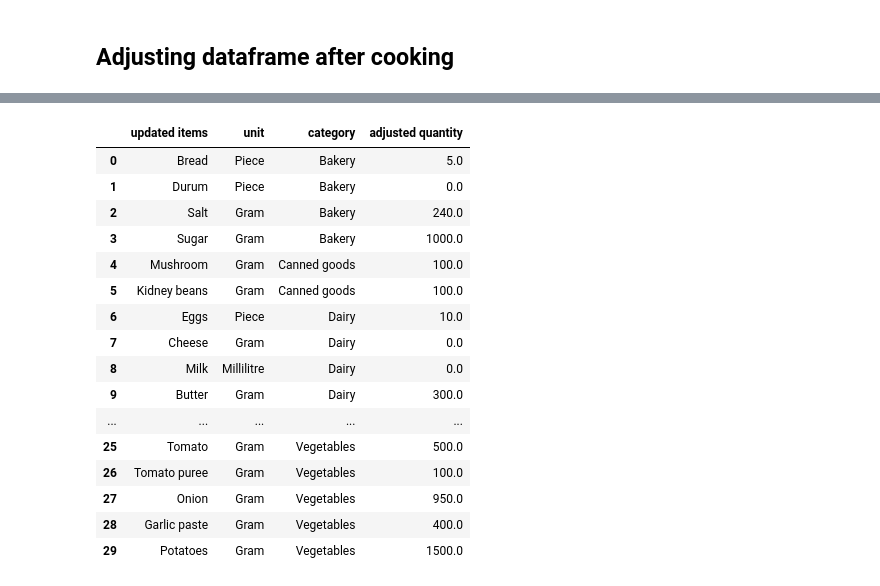
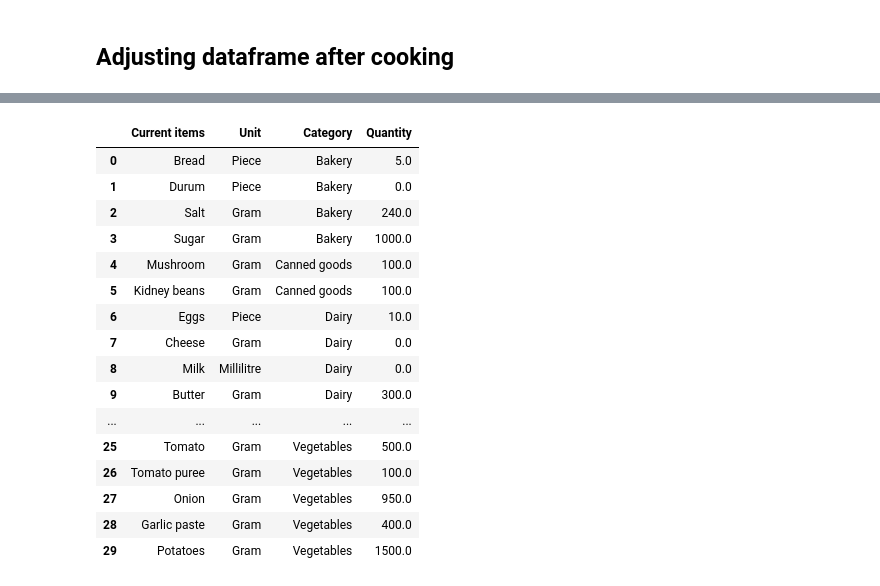
Before and after one commit to jistiak/aika, a Jupyter notebook: Shariar/Whats_in_my_kitchen.ipynb, the cells around one changed output, grey strips where cells are left out. Cells and saved outputs as stored; diff of their text form; code cells hidden in the pictures.

```diff
--- a/Shariar/Whats_in_my_kitchen.ipynb
+++ b/Shariar/Whats_in_my_kitchen.ipynb
@@ -121,3 +121,11 @@ def plot(dataFrame):
     fig3.show()
 
 plot(catagorized_list_lowered_unit_converted_sorted_to_sentence)
+# %%
+def execute_all_functions(categories, dataFrame):
+   a = categorize(categories, dataFrame)
+   b = lower_case(a)
+   c = unit_conversion(b)
+   d = sort_catagory(c)
+   e = to_sentence_case(d)
+   return e
@@ -136,5 +164,4 @@ def all_exe(categories, dataFrame):
    e = to_sentence_case(d)
    return e
 
-df3 = all_exe(categories, df2)
-df3
+df3 = execute_all_functions(categories, df2)
@@ -180,28 +168,28 @@ merged_df
 # %%
-merged_df = pd.merge(df1, df3, on='current items', how ='outer', suffixes=('_1', '_2'))
+merge_df = pd.merge(df1, df3, on='current items', how ='outer', suffixes=('_1', '_2'))
 
 # define custom function to adjust quantity
 def adjust_quantity(row):
     # get quantities from merged dataframe
     q1 = row['quantity_1']
     q2 = row['quantity_2']
 
     # adjust quantity based on values in both dataframes
     if pd.isna(q2):
         return q1  # use quantity from df1 if not present in df2
     else:
         return q1 - q2  # subtract quantity of df2 from quantity in df1
 
 # apply custom function to calculate adjusted quantity
-merged_df['adjusted quantity'] = merged_df.apply(adjust_quantity, axis=1)
+merge_df['Quantity'] = merge_df.apply(adjust_quantity, axis=1)
 
 # remove unnecessary columns and rename columns
-merged_df.drop(['quantity_1', 'quantity_2', 'unit_2', 'category_2'], axis=1, inplace=True)
-merged_df.rename(columns={'current items': 'updated items', 'unit_1':'unit', 'category_1': 'category'}, inplace=True)
+merge_df.drop(['quantity_1', 'quantity_2', 'unit_2', 'category_2'], axis=1, inplace=True)
+merge_df.rename(columns={'current items': 'Current items', 'unit_1':'Unit', 'category_1': 'Category'}, inplace=True)
 
-merged_df
+merge_df
 # %% [output]
-|  | updated items | unit | category | adjusted quantity |
+|  | Current items | Unit | Category | Quantity |
 | 0 | Bread | Piece | Bakery | 5.0 |
 | 1 | Durum | Piece | Bakery | 0.0 |
 | 2 | Salt | Gram | Bakery | 240.0 |
```
Also changed, not shown: parts of 3 cells of this notebook.
